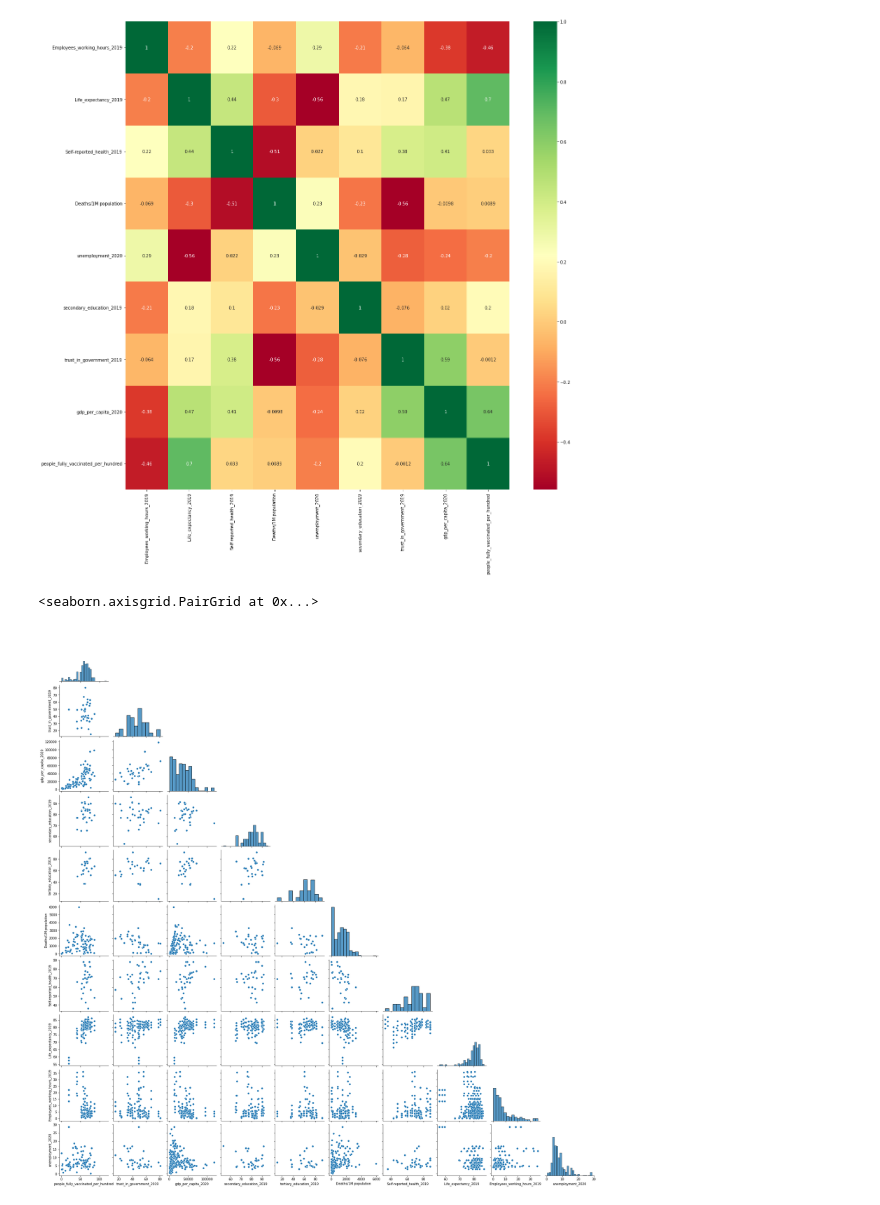
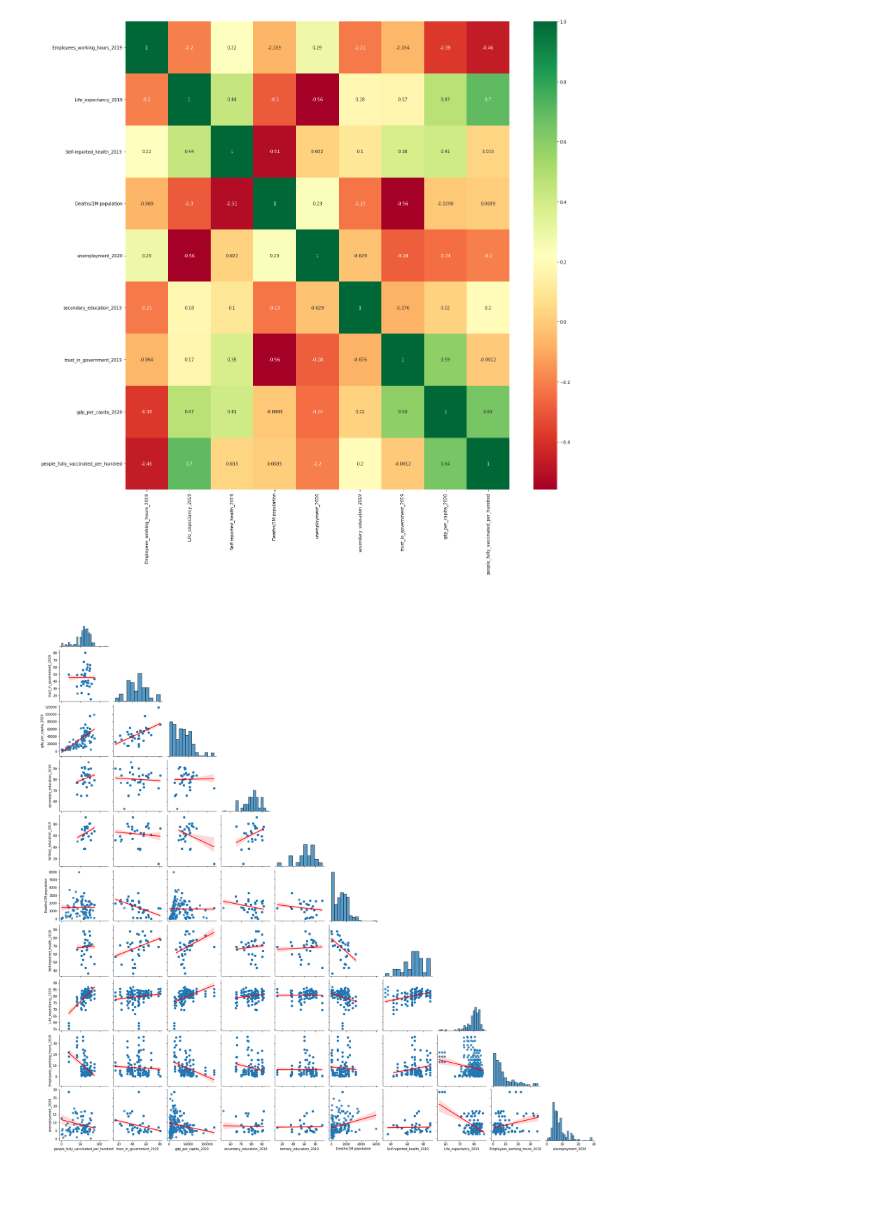
Before and after one commit to ValentinaMiller/Influences-on-covid-19-vaccination-rates, a Jupyter notebook: pipeline.ipynb, the cells around one changed output. Saved outputs shown, nothing was run; the diff lists cells and outputs as text; code cells hidden in the pictures.

```diff
--- a/pipeline.ipynb
+++ b/pipeline.ipynb
@@ -499,10 +499,12 @@ g=sns.heatmap(data[["Employees_working_hours_2019", "Life_expectancy_2019", "Sel
 # %%
 #https://seaborn.pydata.org/generated/seaborn.pairplot.html#seaborn.pairplot
 # %%
-sns.pairplot(data, corner=True)
+#sns.pairplot(data, corner=True)
+
+g = sns.pairplot(data, kind="reg", corner=True, plot_kws={'line_kws':{'color':'red'}})
+plt.show()
 # %% [output]
-<seaborn.axisgrid.PairGrid at 0x...>
-[figure, old version]
+[figure, new version]
 # %%
 # Plot features like this but with high corr features on the big plots and low corr plots on small plos
 
```
Also changed, not shown: parts of 3 cells of this notebook.
